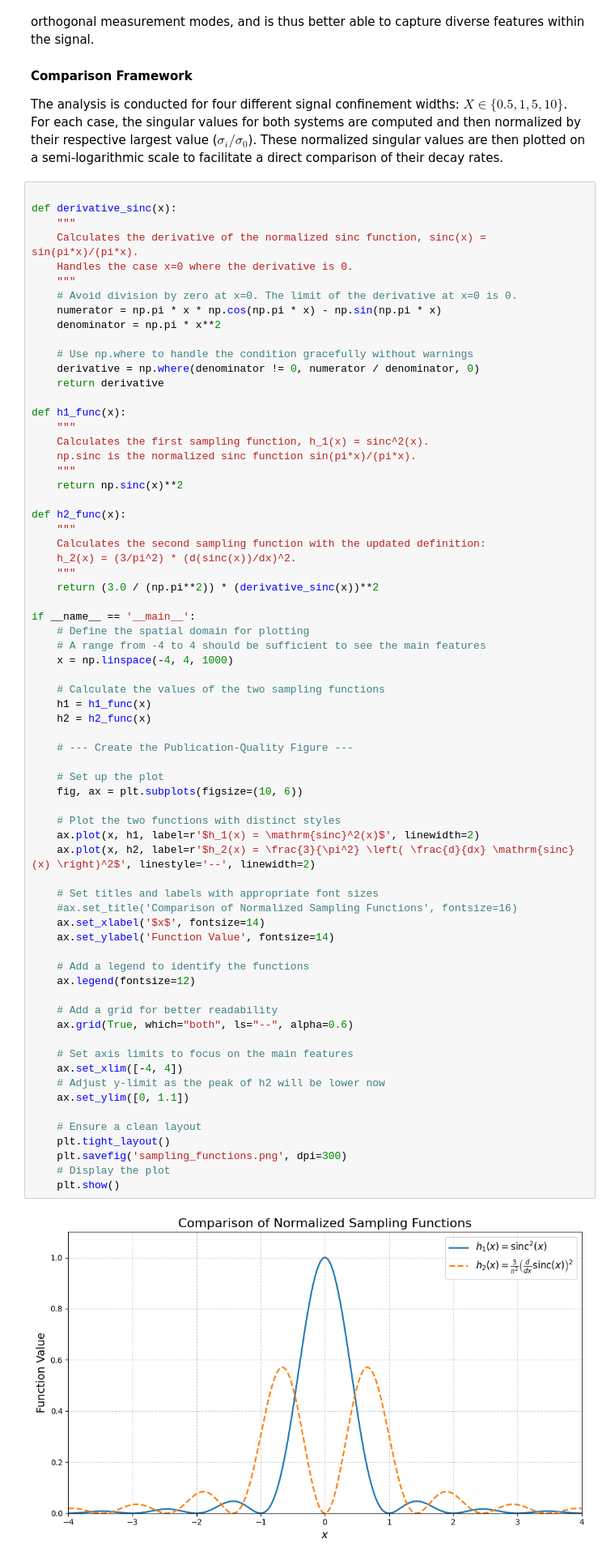
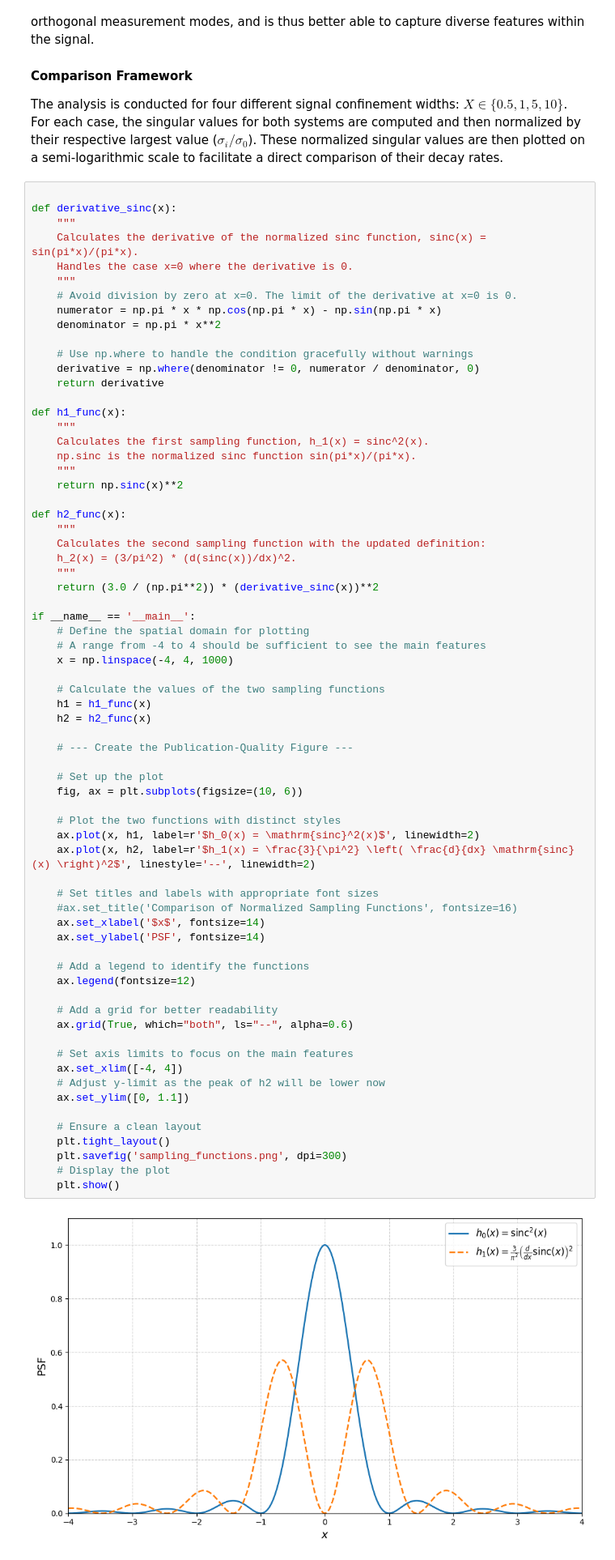
Before and after one commit to arizonaCameraLab/computationalImaging, a Jupyter notebook: Chapter10SamplingStrategy/SVD_Analysis_of_Sampling_Systems.ipynb, the cells around one changed output. Shown at 81% size. Cells and saved outputs as stored; diff of their text form.

```diff
--- a/Chapter10SamplingStrategy/SVD_Analysis_of_Sampling_Systems.ipynb
+++ b/Chapter10SamplingStrategy/SVD_Analysis_of_Sampling_Systems.ipynb
@@ -69,37 +69,37 @@ if __name__ == '__main__':
     h2 = h2_func(x)
 
     # --- Create the Publication-Quality Figure ---
 
     # Set up the plot
     fig, ax = plt.subplots(figsize=(10, 6))
 
     # Plot the two functions with distinct styles
-    ax.plot(x, h1, label=r'$h_1(x) = \mathrm{sinc}^2(x)$', linewidth=2)
-    ax.plot(x, h2, label=r'$h_2(x) = \frac{3}{\pi^2} \left( \frac{d}{dx} \mathrm{sinc}(x) \right)^2$', linestyle='--', linewidth=2)
+    ax.plot(x, h1, label=r'$h_0(x) = \mathrm{sinc}^2(x)$', linewidth=2)
+    ax.plot(x, h2, label=r'$h_1(x) = \frac{3}{\pi^2} \left( \frac{d}{dx} \mathrm{sinc}(x) \right)^2$', linestyle='--', linewidth=2)
 
     # Set titles and labels with appropriate font sizes
     #ax.set_title('Comparison of Normalized Sampling Functions', fontsize=16)
     ax.set_xlabel('$x$', fontsize=14)
-    ax.set_ylabel('Function Value', fontsize=14)
+    ax.set_ylabel('PSF', fontsize=14)
 
     # Add a legend to identify the functions
     ax.legend(fontsize=12)
 
     # Add a grid for better readability
     ax.grid(True, which="both", ls="--", alpha=0.6)
 
     # Set axis limits to focus on the main features
     ax.set_xlim([-4, 4])
     # Adjust y-limit as the peak of h2 will be lower now
     ax.set_ylim([0, 1.1])
 
     # Ensure a clean layout
     plt.tight_layout()
     plt.savefig('sampling_functions.png', dpi=300)
     # Display the plot
     plt.show()
 # %% [output]
-[figure, old version]
+[figure, new version]
 # %%
 import numpy as np
 import matplotlib.pyplot as plt
```
Also changed, not shown: parts of 3 cells of this notebook.
